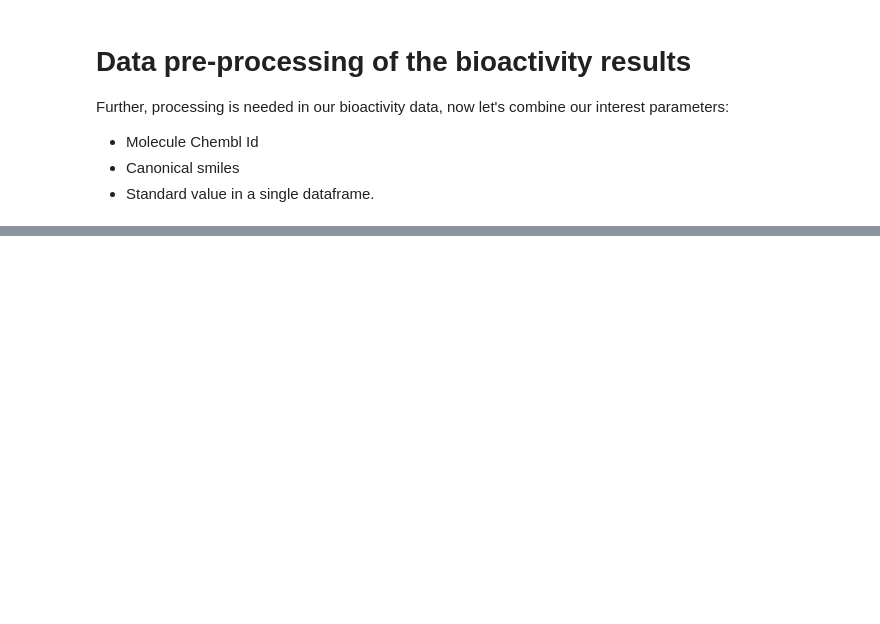
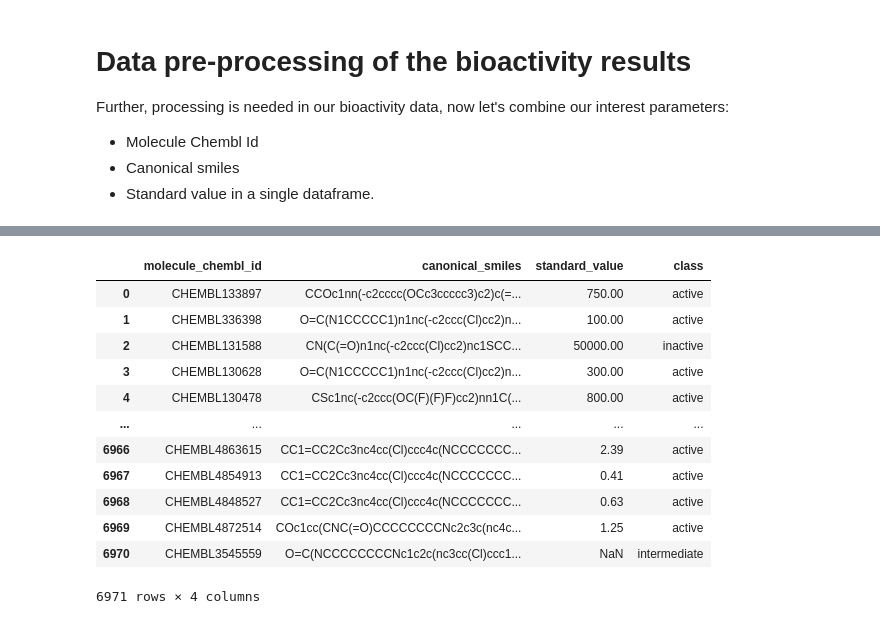
Before and after one commit to alejandrodf1/Computational-Drug-Discovery, a Jupyter notebook: notebooks/1.0-Acetylcholinesterase_bioactivity-data.ipynb, the cells around one changed output, grey strips where cells are left out. Cells and saved outputs as stored; diff of their text form; code cells hidden in the pictures; blank space fills up the shorter version.

```diff
--- a/notebooks/1.0-Acetylcholinesterase_bioactivity-data.ipynb
+++ b/notebooks/1.0-Acetylcholinesterase_bioactivity-data.ipynb
@@ -158,0 +165,29 @@ index=False)
+# %%
+df4 = pd.read_csv('/home/alejandrodf1/Documents/computational_drug_discovery_project/data/processed/acetylcholinesterase_02_bioactivity_data_preprocessed.csv')
+# %%
+bioactivity_threshold=[]  #creating a vector with labellings
+for i in df4.standard_value:
+    if float(i) >= 10000:
+        bioactivity_threshold.append('inactive')
+    elif float(i) <= 1000:
+        bioactivity_threshold.append('active')
+    else:
+        bioactivity_threshold.append('intermediate')
+# %%
+bioactivity_class = pd.Series(bioactivity_threshold, name='class') #transform the list
+df5 = pd.concat([df4,bioactivity_class], axis=1)
+df5
+# %% [output]
+|  | molecule_chembl_id | canonical_smiles | standard_value | class |
+| 0 | CHEMBL133897 | CCOc1nn(-c2cccc(OCc3ccccc3)c2)c(=... | 750.00 | active |
+| 1 | CHEMBL336398 | O=C(N1CCCCC1)n1nc(-c2ccc(Cl)cc2)n... | 100.00 | active |
+| 2 | CHEMBL131588 | CN(C(=O)n1nc(-c2ccc(Cl)cc2)nc1SCC... | 50000.00 | inactive |
+| 3 | CHEMBL130628 | O=C(N1CCCCC1)n1nc(-c2ccc(Cl)cc2)n... | 300.00 | active |
+| 4 | CHEMBL130478 | CSc1nc(-c2ccc(OC(F)(F)F)cc2)nn1C(... | 800.00 | active |
+| ... | ... | ... | ... | ... |
+| 6966 | CHEMBL4863615 | CC1=CC2Cc3nc4cc(Cl)ccc4c(NCCCCCCC... | 2.39 | active |
+| 6967 | CHEMBL4854913 | CC1=CC2Cc3nc4cc(Cl)ccc4c(NCCCCCCC... | 0.41 | active |
+| 6968 | CHEMBL4848527 | CC1=CC2Cc3nc4cc(Cl)ccc4c(NCCCCCCC... | 0.63 | active |
+| 6969 | CHEMBL4872514 | COc1cc(CNC(=O)CCCCCCCCNc2c3c(nc4c... | 1.25 | active |
+| 6970 | CHEMBL3545559 | O=C(NCCCCCCCCNc1c2c(nc3cc(Cl)ccc1... | NaN | intermediate |
+6971 rows × 4 columns
```
Also changed, not shown: parts of 2 cells of this notebook, 2 other files.
